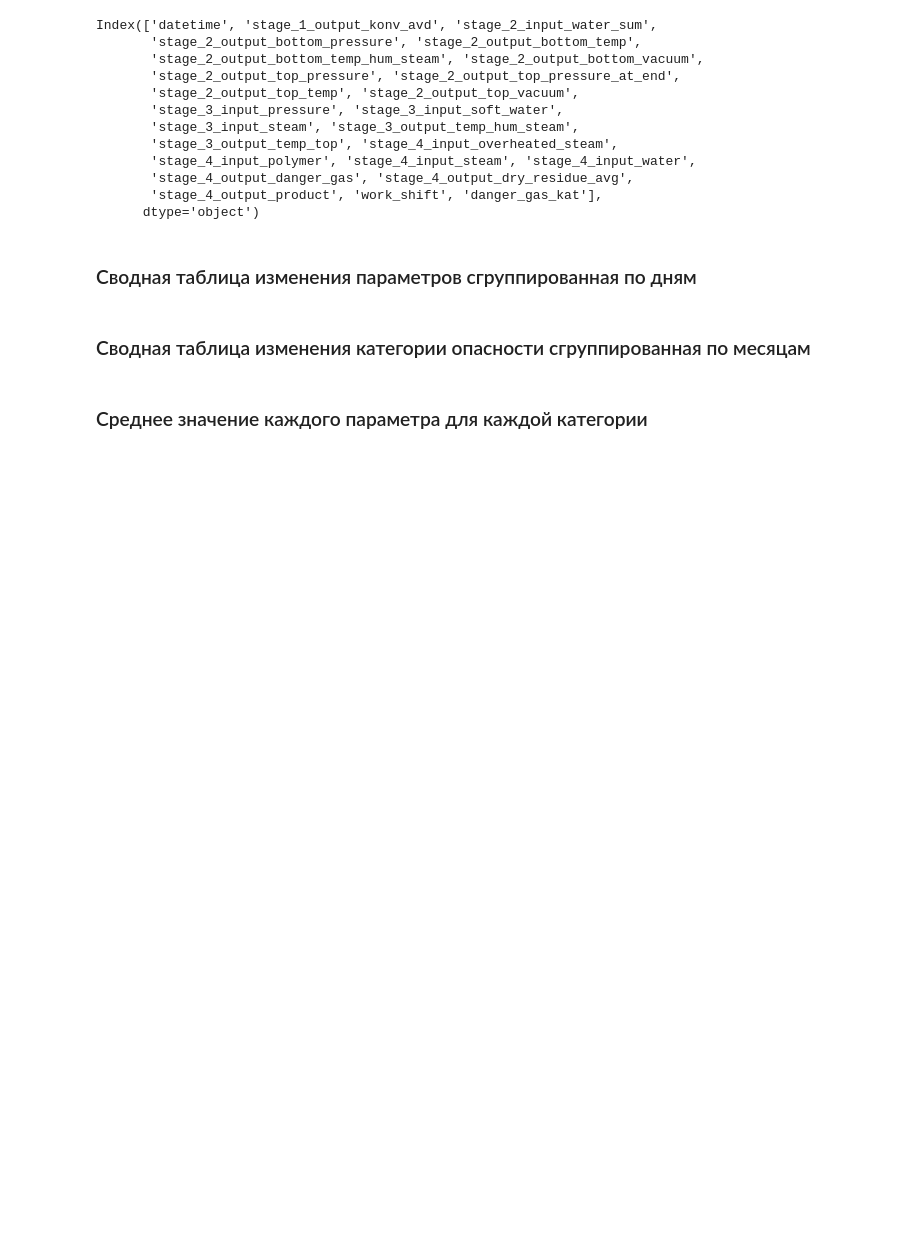
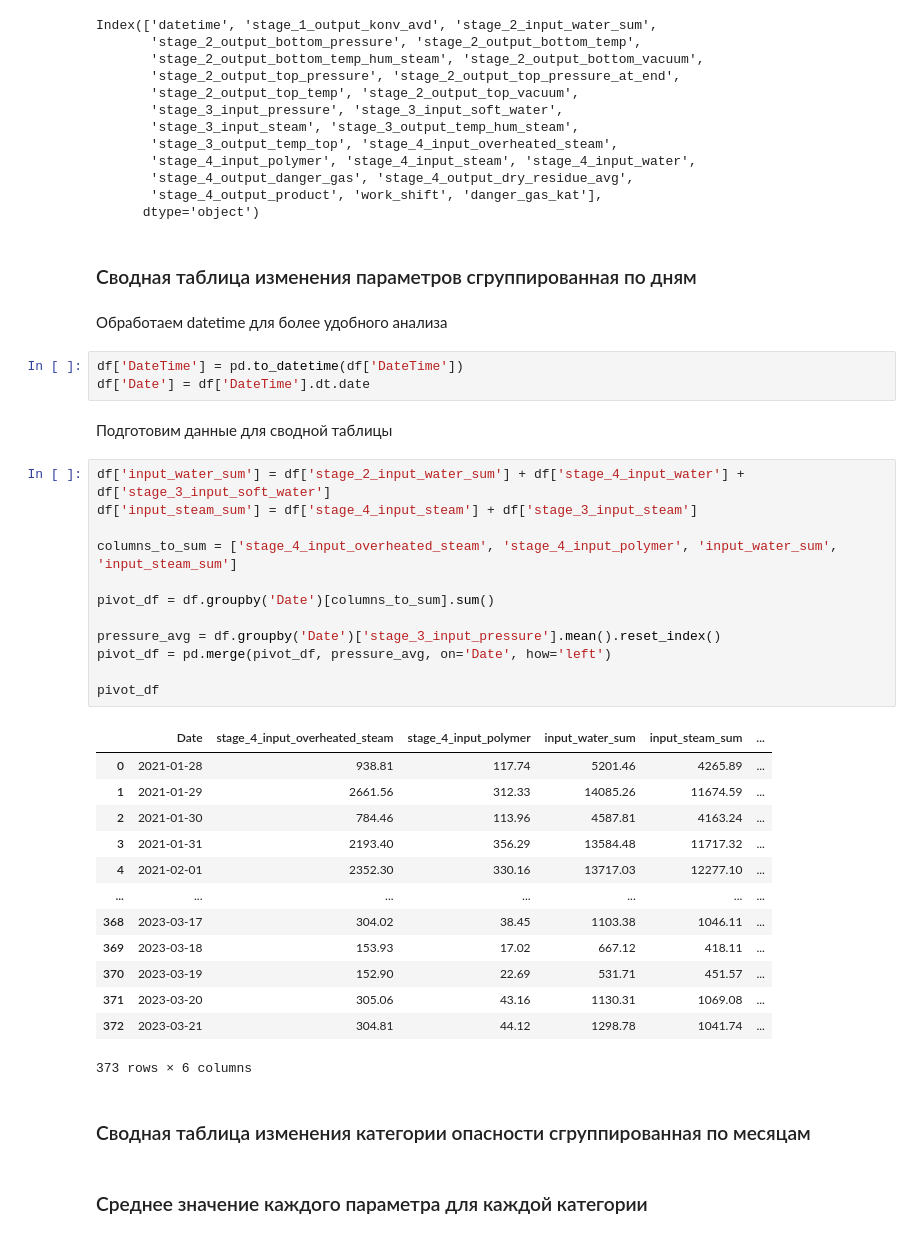
Before and after one commit to nericovich/project, a Jupyter notebook: main.ipynb, the cells around one changed output. Cells and saved outputs as stored; diff of their text form; blank space fills up the shorter version.

```diff
--- a/main.ipynb
+++ b/main.ipynb
@@ -393,6 +452,39 @@ Index(['datetime', 'stage_1_output_konv_avd', 'stage_2_input_water_sum',
       dtype='object')
 # %% [markdown]
 ###  Cводная таблица изменения параметров сгруппированная по дням
+# %% [markdown]
+Обработаем datetime для более удобного анализа
+# %%
+df['DateTime'] = pd.to_datetime(df['DateTime'])
+df['Date'] = df['DateTime'].dt.date
+# %% [markdown]
+Подготовим данные для сводной таблицы
+# %%
+df['input_water_sum'] = df['stage_2_input_water_sum'] + df['stage_4_input_water'] + df['stage_3_input_soft_water']
+df['input_steam_sum'] = df['stage_4_input_steam'] + df['stage_3_input_steam']
+
+columns_to_sum = ['stage_4_input_overheated_steam', 'stage_4_input_polymer', 'input_water_sum', 'input_steam_sum']
+
+pivot_df = df.groupby('Date')[columns_to_sum].sum()
+
+pressure_avg = df.groupby('Date')['stage_3_input_pressure'].mean().reset_index()
+pivot_df = pd.merge(pivot_df, pressure_avg, on='Date', how='left')
+
+pivot_df
+# %% [output]
+|  | Date | stage_4_input_overheated_steam | stage_4_input_polymer | input_water_sum | input_steam_sum | ... |
+| 0 | 2021-01-28 | 938.81 | 117.74 | 5201.46 | 4265.89 | ... |
+| 1 | 2021-01-29 | 2661.56 | 312.33 | 14085.26 | 11674.59 | ... |
+| 2 | 2021-01-30 | 784.46 | 113.96 | 4587.81 | 4163.24 | ... |
+| 3 | 2021-01-31 | 2193.40 | 356.29 | 13584.48 | 11717.32 | ... |
+| 4 | 2021-02-01 | 2352.30 | 330.16 | 13717.03 | 12277.10 | ... |
+| ... | ... | ... | ... | ... | ... | ... |
+| 368 | 2023-03-17 | 304.02 | 38.45 | 1103.38 | 1046.11 | ... |
+| 369 | 2023-03-18 | 153.93 | 17.02 | 667.12 | 418.11 | ... |
+| 370 | 2023-03-19 | 152.90 | 22.69 | 531.71 | 451.57 | ... |
+| 371 | 2023-03-20 | 305.06 | 43.16 | 1130.31 | 1069.08 | ... |
+| 372 | 2023-03-21 | 304.81 | 44.12 | 1298.78 | 1041.74 | ... |
+373 rows × 6 columns
 # %% [markdown]
 ### Cводная таблица изменения категории опасности сгруппированная по месяцам
 # %% [markdown]
```
Also changed, not shown: parts of 25 cells of this notebook.
